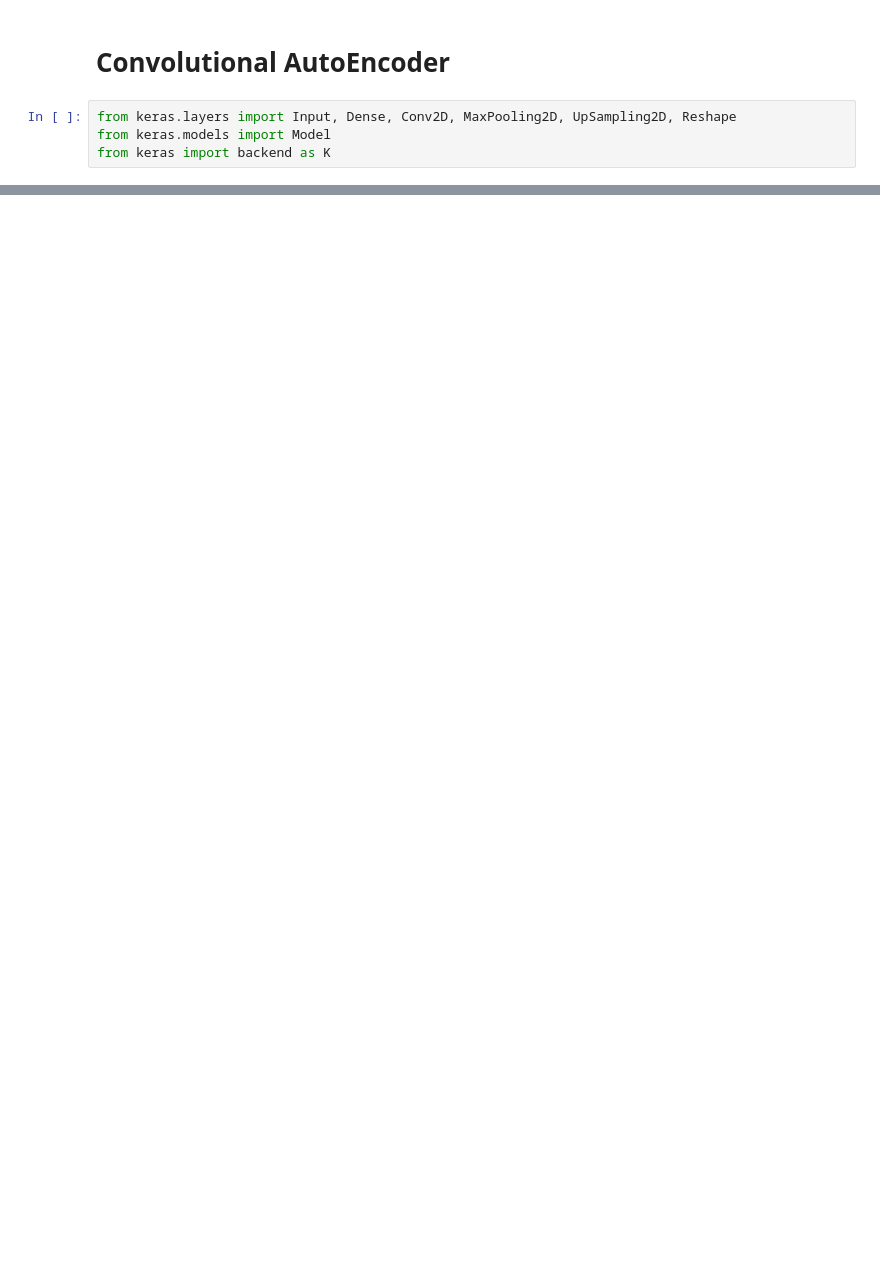
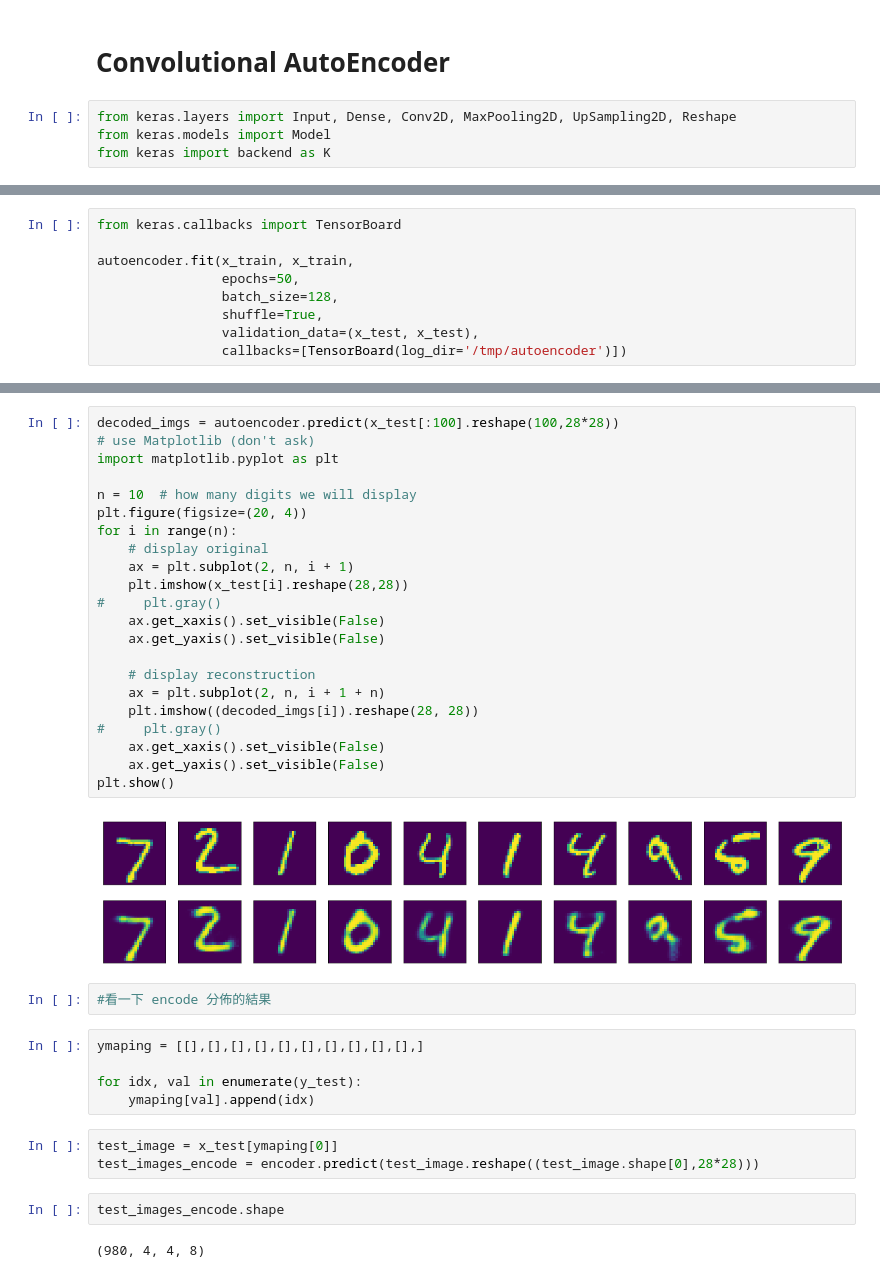
Before and after one commit to kenttw/deeplearning_homework, a Jupyter notebook: PCAandAutoencoders.ipynb, the cells around one changed output, grey strips where cells are left out. Drawn from its saved outputs; the diff is of its cells as text; blank space fills up the shorter version.

Commit message:
Changes to be committed: 	modified:   PCAandAutoencoders.ipynb

```diff
--- a/PCAandAutoencoders.ipynb
+++ b/PCAandAutoencoders.ipynb
@@ -412,0 +435,9 @@ _________________________________________________________________
+# %%
+from keras.callbacks import TensorBoard
+
+autoencoder.fit(x_train, x_train,
+                epochs=50,
+                batch_size=128,
+                shuffle=True,
+                validation_data=(x_test, x_test),
+                callbacks=[TensorBoard(log_dir='/tmp/autoencoder')])
@@ -412,0 +463,38 @@ _________________________________________________________________
+# %%
+decoded_imgs = autoencoder.predict(x_test[:100].reshape(100,28*28))
+# use Matplotlib (don't ask)
+import matplotlib.pyplot as plt
+
+n = 10  # how many digits we will display
+plt.figure(figsize=(20, 4))
+for i in range(n):
+    # display original
+    ax = plt.subplot(2, n, i + 1)
+    plt.imshow(x_test[i].reshape(28,28))
+#     plt.gray()
+    ax.get_xaxis().set_visible(False)
+    ax.get_yaxis().set_visible(False)
+
+    # display reconstruction
+    ax = plt.subplot(2, n, i + 1 + n)
+    plt.imshow((decoded_imgs[i]).reshape(28, 28))
+#     plt.gray()
+    ax.get_xaxis().set_visible(False)
+    ax.get_yaxis().set_visible(False)
+plt.show()
+# %% [output]
+[figure, added]
+# %%
+#看一下 encode 分佈的結果
+# %%
+ymaping = [[],[],[],[],[],[],[],[],[],[],]
+
+for idx, val in enumerate(y_test):
+    ymaping[val].append(idx)
+# %%
+test_image = x_test[ymaping[0]]
+test_images_encode = encoder.predict(test_image.reshape((test_image.shape[0],28*28)))
+# %%
+test_images_encode.shape
+# %% [output]
+(980, 4, 4, 8)
```
Also changed, not shown: parts of 47 cells of this notebook.
